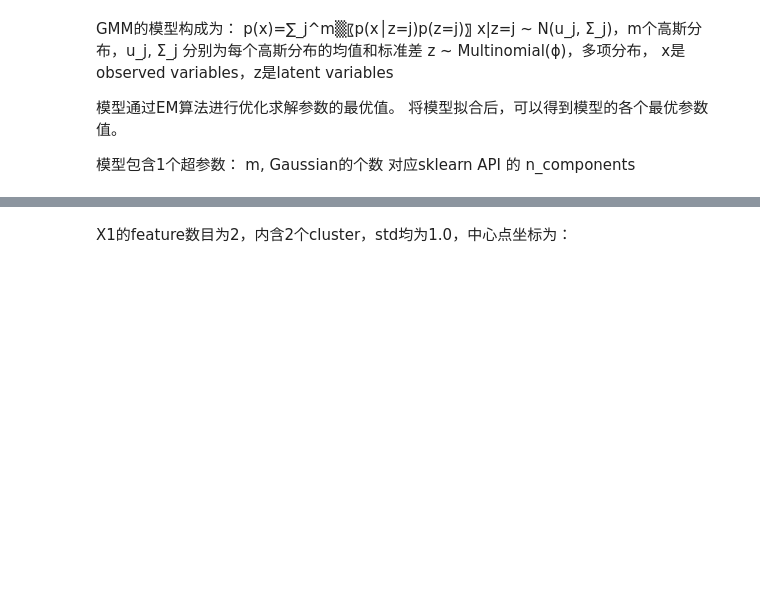
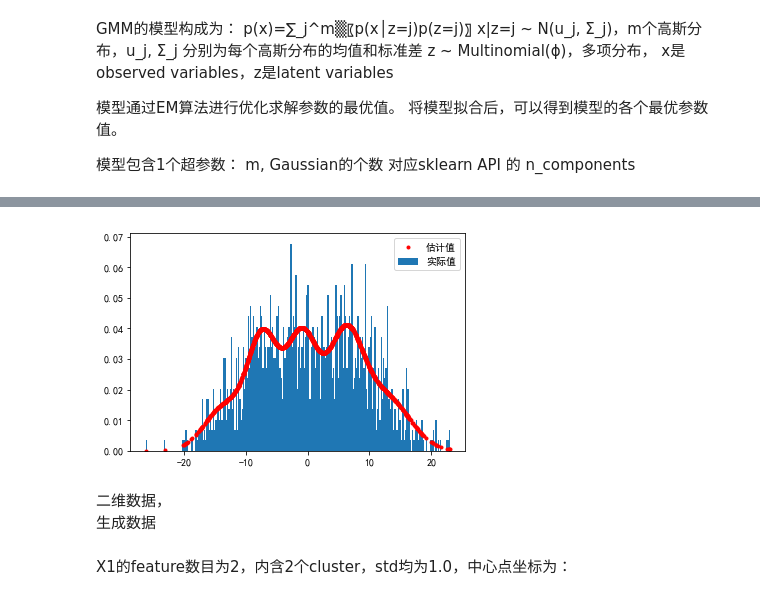
Before and after one commit to TanShiKai/Machine-Learning-Note, a Jupyter notebook: GaussianMixtureModel.ipynb, the cells around one changed output, grey strips where cells are left out. Cells and saved outputs as stored; diff of their text form; code cells hidden in the pictures; blank space fills up the shorter version.

```diff
--- a/GaussianMixtureModel.ipynb
+++ b/GaussianMixtureModel.ipynb
@@ -19,0 +23,9 @@ import numpy as np
+# %%
+X, y = make_blobs(n_samples=1500,
+                  centers=((-10, ), (-5, ), (0, ), (5, ), (10, )),
+                  cluster_std=5.0,
+                  random_state=42)
+
+from sklearn.mixture import GaussianMixture
+gm = GaussianMixture(n_components=5, n_init=10)
+gm.fit(X)
@@ -20 +58,19 @@ import numpy as np
+# %%
+pdf = gm.score_samples
+p = np.exp(pdf(X))
+# %%
+# fig = plt.figure()
+# ax = fig.add_subplot(111)
+def plot_point_1dim(X, p):
+    fig = plt.figure()
+    ax = fig.add_subplot(111)
+    hist = ax.hist(X, bins=250, rwidth=1.0, density=True, label='实际值')
+    ax.plot(X[:, 0], p, 'r.', label='估计值')
+    ax.legend()
+plot_point_1dim(X, p)
+# %% [output]
+[figure, added]
+# %% [markdown]
+二维数据，
+生成数据
 # %%
```
Also changed, not shown: parts of 14 cells of this notebook.
